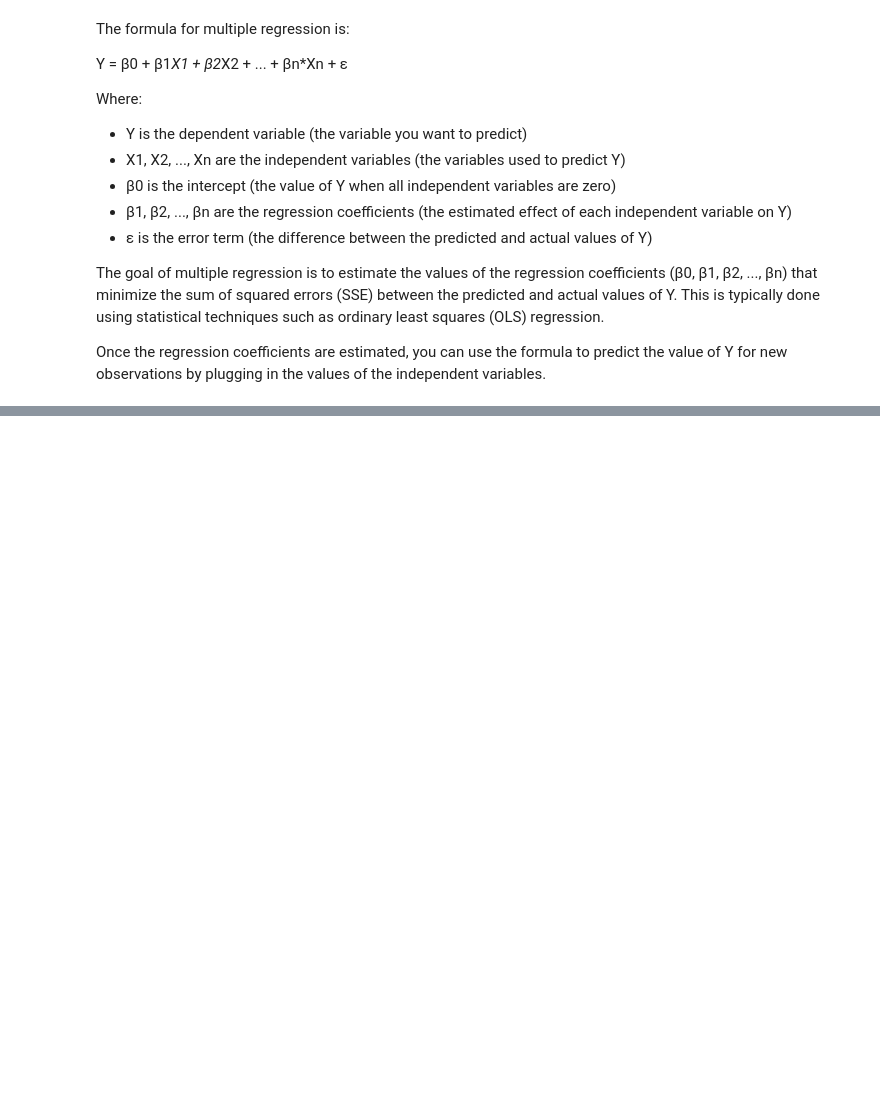
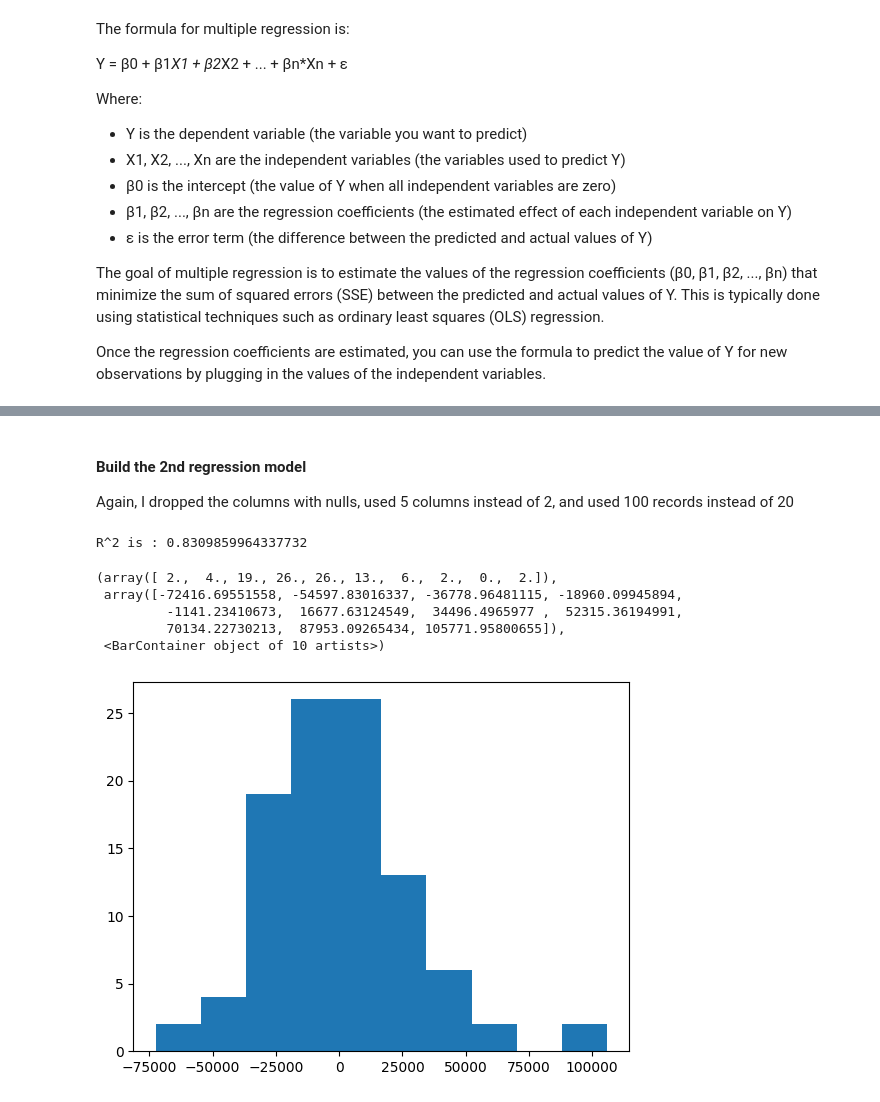
Before and after one commit to andrewcbuensalida/predict-housing-prices-mit, a Jupyter notebook: Module 7_Final_Project.ipynb, the cells around one changed output, grey strips where cells are left out. Drawn from its saved outputs; the diff is of its cells as text; code cells hidden in the pictures; blank space fills up the shorter version.

```diff
--- a/Module 7_Final_Project.ipynb
+++ b/Module 7_Final_Project.ipynb
@@ -99,0 +274,4 @@ print(train.head())
+# %%
+# remove the columns with 1 or more nulls
+numeric_dropna = train_100.select_dtypes(include=[np.number]).interpolate().dropna(axis=1)
+numeric_dropna
@@ -99,0 +305,8 @@ print(train.head())
+# %%
+# Find correlation matrix
+corr_dropna = numeric_dropna.corr()
+# Find the top 5 columns correlated with Sale Price, instead of just 2 columns like in the first model.
+cols_dropna = (
+    corr_dropna["SalePrice"].sort_values(ascending=False)[0:6].index
+)  # These 5 columns have above 0.6 correlation with Sale Price. It's 6 because SalePrice is still included.
+corr_dropna["SalePrice"].sort_values(ascending=False)[:]
@@ -387,0 +379,6 @@ Use this format for websites:
+# %%
+# Select x and y values from the table
+cols_dropna = cols_dropna.drop("SalePrice")
+X = numeric_dropna[cols_dropna]
+Y = numeric_dropna["SalePrice"]
+X
@@ -387,0 +399,23 @@ Use this format for websites:
+# %% [markdown]
+#### Build the 2nd regression model
+Again, I dropped the columns with nulls, used 5 columns instead of 2, and used 100 records instead of 20
+# %%
+lr = linear_model.LinearRegression()
+model_dropna = lr.fit(X, Y)
+predictions_dropna = model_dropna.predict(X)
+print(
+    f"R^2 is : {model_dropna.score(X,Y)}"
+)  # 0.83 from 0.75, meaning 83% of the price is explained by the 6 independent variables
+# %% [output]
+R^2 is : 0.8309859964337732
+# %%
+plt.hist(
+    Y - predictions_dropna
+)  # plot the difference between the actual and predicted values. It should be normally distributed
+# %% [output]
+(array([ 2.,  4., 19., 26., 26., 13.,  6.,  2.,  0.,  2.]),
+ array([-72416.69551558, -54597.83016337, -36778.96481115, -18960.09945894,
+         -1141.23410673,  16677.63124549,  34496.4965977 ,  52315.36194991,
+         70134.22730213,  87953.09265434, 105771.95800655]),
+ <BarContainer object of 10 artists>)
+[figure, added]
```
Also changed, not shown: parts of 89 cells of this notebook, 1 other file.
